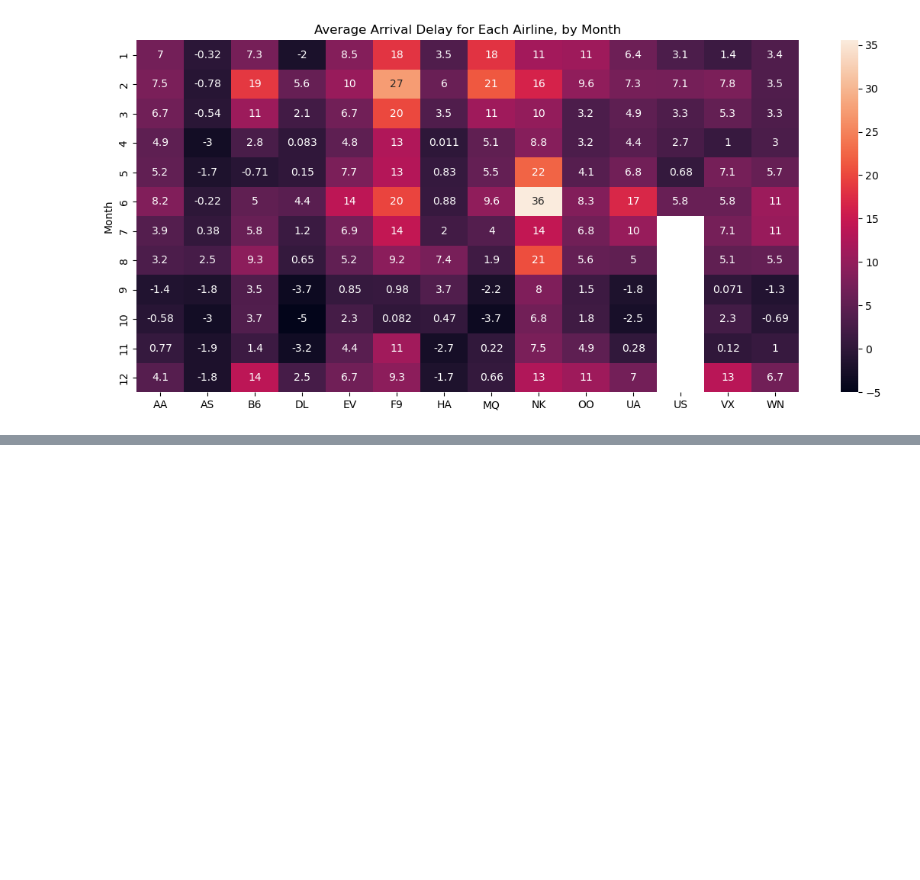
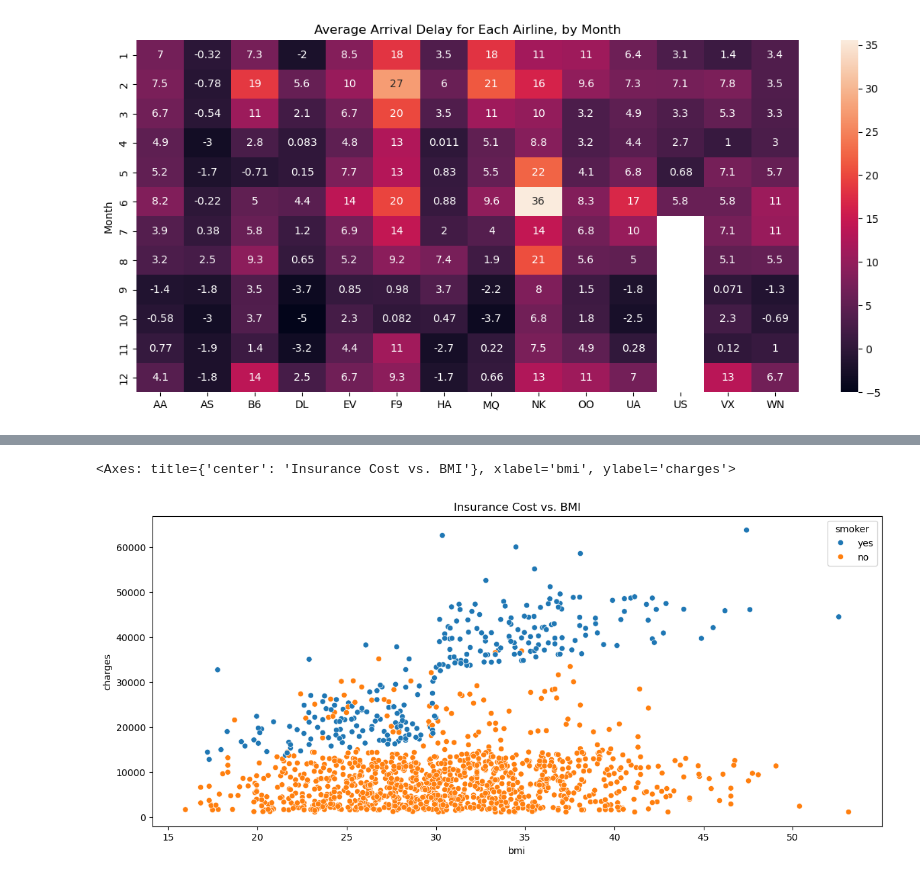
Before and after one commit to CS4580/my-notes-kadevirgil, a Jupyter notebook: module6/notes.ipynb, the cells around one changed output, grey strips where cells are left out. Saved outputs shown, nothing was run; the diff lists cells and outputs as text; code cells hidden in the pictures; blank space fills up the shorter version.

```diff
--- a/module6/notes.ipynb
+++ b/module6/notes.ipynb
@@ -222,0 +273,11 @@ sns.heatmap(data=flight_delay_df, annot=True)
+# %%
+# TODO: We want to understand how smokers affect the relationship between BMI and insurance costs.
+# Set the width and height of the figure
+plt.figure(figsize=(14, 6))
+# Set the title
+plt.title("Insurance Cost vs. BMI")
+# Create scatter plot of bmi vs. charges
+sns.scatterplot(x=insurance_df['bmi'], y=insurance_df['charges'], hue=insurance_df['smoker'])
+# %% [output]
+<Axes: title={'center': 'Insurance Cost vs. BMI'}, xlabel='bmi', ylabel='charges'>
+[figure, added]
```
Also changed, not shown: parts of 7 cells of this notebook, 1 other file.
